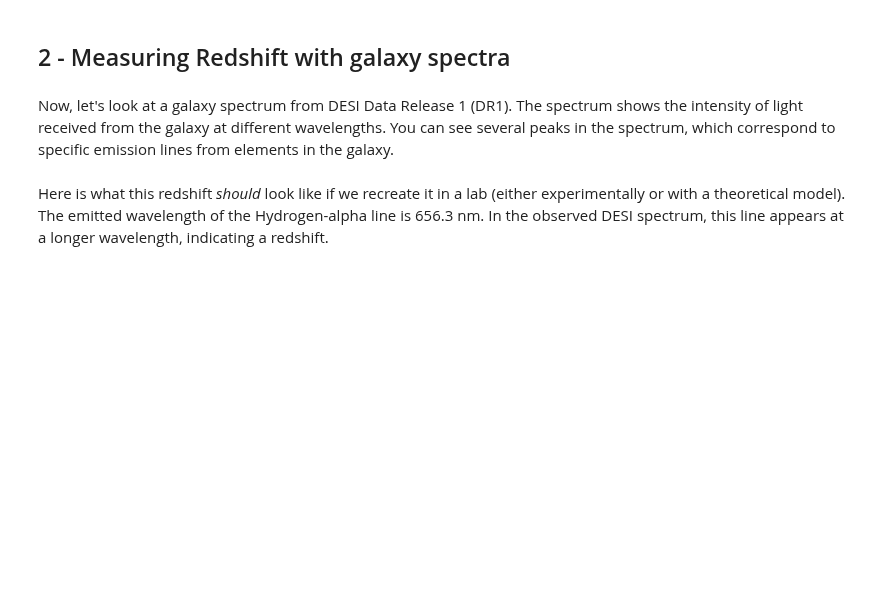
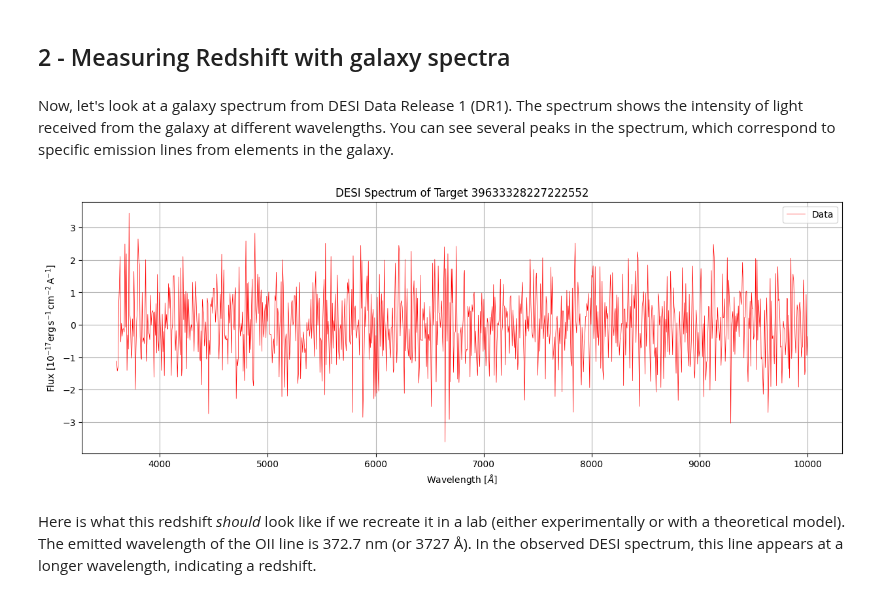
Before and after one commit to DESIHIGH/desihigh, a Jupyter notebook: notebooks/English/RedshiftAndDistances.ipynb, the cells around one changed output. Cells and saved outputs as stored; diff of their text form; code cells hidden in the pictures; blank space fills up the shorter version.

```diff
--- a/notebooks/English/RedshiftAndDistances.ipynb
+++ b/notebooks/English/RedshiftAndDistances.ipynb
@@ -168,5 +188,20 @@ def redshift(l_obs, l):
 ## 2 - Measuring Redshift with galaxy spectra
 # %% [markdown]
 Now, let's look at a galaxy spectrum from DESI Data Release 1 (DR1). The spectrum shows the intensity of light received from the galaxy at different wavelengths. You can see several peaks in the spectrum, which correspond to specific emission lines from elements in the galaxy.
+# %%
+# TODO: Replace this with an actual DESI spectrum
+data_wavelengths = np.linspace(3600, 10000, 1000)  # Angstroms
+data_flux = np.random.normal(size=data_wavelengths.shape)  # Simulated data
+
+plt.figure(figsize=(15, 5))
+plt.plot(data_wavelengths, data_flux, color='red', lw=0.5, label='Data')
+
+plt.xlabel(r"Wavelength [$\AA$]")
+plt.ylabel(r"Flux [$10^{-17} \mathrm{erg} \, \mathrm{s}^{-1} \, \mathrm{cm}^{-2} \, \mathrm{A}^{-1}$]")
+plt.title("DESI Spectrum of Target 39633328227222552")
+plt.legend(loc='upper right')
+plt.grid()
+# %% [output]
+[figure, added]
 # %% [markdown]
-Here is what this redshift *should* look like if we recreate it in a lab (either experimentally or with a theoretical model). The emitted wavelength of the Hydrogen-alpha line is 656.3 nm. In the observed DESI spectrum, this line appears at a longer wavelength, indicating a redshift.
+Here is what this redshift *should* look like if we recreate it in a lab (either experimentally or with a theoretical model). The emitted wavelength of the OII line is 372.7 nm (or 3727 Å). In the observed DESI spectrum, this line appears at a longer wavelength, indicating a redshift.
```
Also changed, not shown: parts of 19 cells of this notebook, 1 other file.
